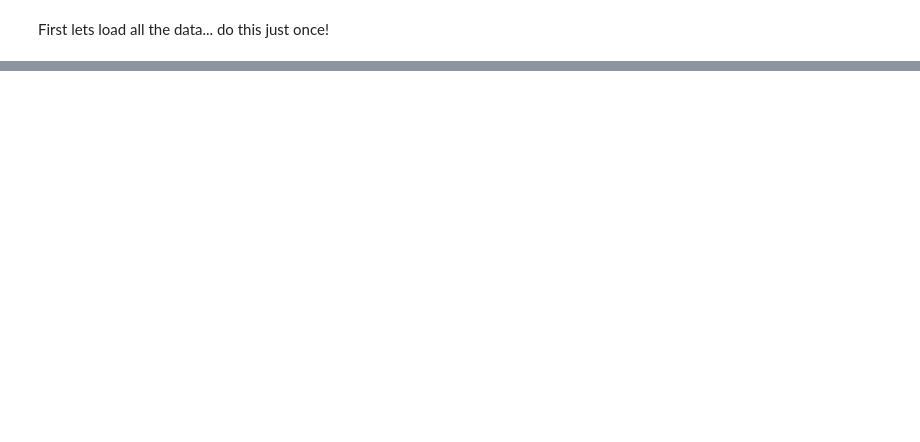
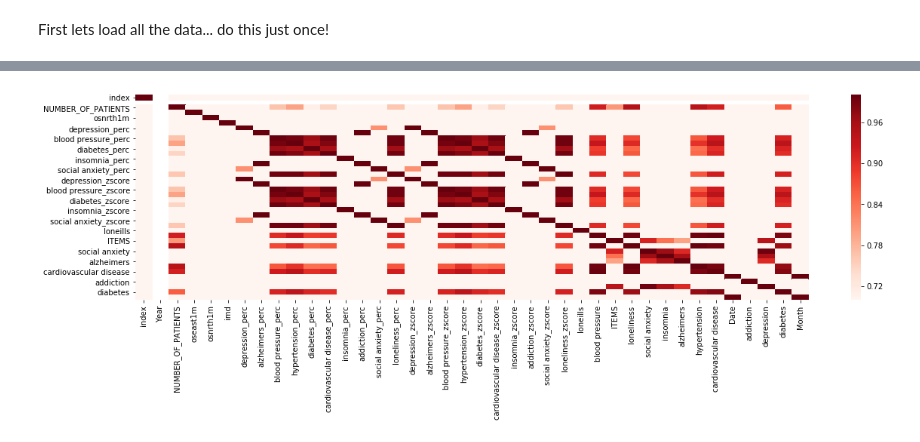
Before and after one commit to sseifeln/JGI, a Jupyter notebook: LanaGeo.ipynb, the cells around one changed output, grey strips where cells are left out. Drawn from its saved outputs; the diff is of its cells as text; code cells hidden in the pictures; blank space fills up the shorter version.

Commit message:
Playing around with grouping and looking for correlations. Fun!

```diff
--- a/LanaGeo.ipynb
+++ b/LanaGeo.ipynb
@@ -33,2 +45,4 @@ KeyboardInterrupt:
 # %%
-merged_data= proc_data.merge( codes , on=['PCT','pcstrip','SHA'])
+mergedData= proc_data.merge( codes , on=['PCT','pcstrip','SHA'])
+mergedData.reset_index(drop=False, inplace=True)
+mergedData.columns
@@ -48,0 +72,18 @@ insom=proc_data['insomnia_zscore']
+# %%
+import seaborn as sns
+
+# super simple check of whats correlated with what
+mergedData['Year'] = np.floor(mergedData['Date']/100).astype(int)
+mergedData['Month'] = mergedData['Date'] - 100*mergedData['Year']
+mergedData[['Year','Month','Date']].head(10)
+agg = mergedData.groupby(['PCT','pcstrip','SHA','Postcode']).aggregate(np.mean)
+# now lets see ones that are 3 sigma away from the mean
+meanScore = agg['loneliness_zscore'].mean()
+stdScore = agg['loneliness_zscore'].std()
+df = agg.loc[ np.abs(agg['loneliness_zscore'] -meanScore) > 5*stdScore ]
+plt.figure(figsize=(20,5))
+correlations = df.corr()
+sns.heatmap(correlations, vmin=0.7, vmax=1 , cmap='Reds')
+plt.show()
+# %% [output]
+[figure, added]
```
Also changed, not shown: parts of 13 cells of this notebook, 1 other file.
